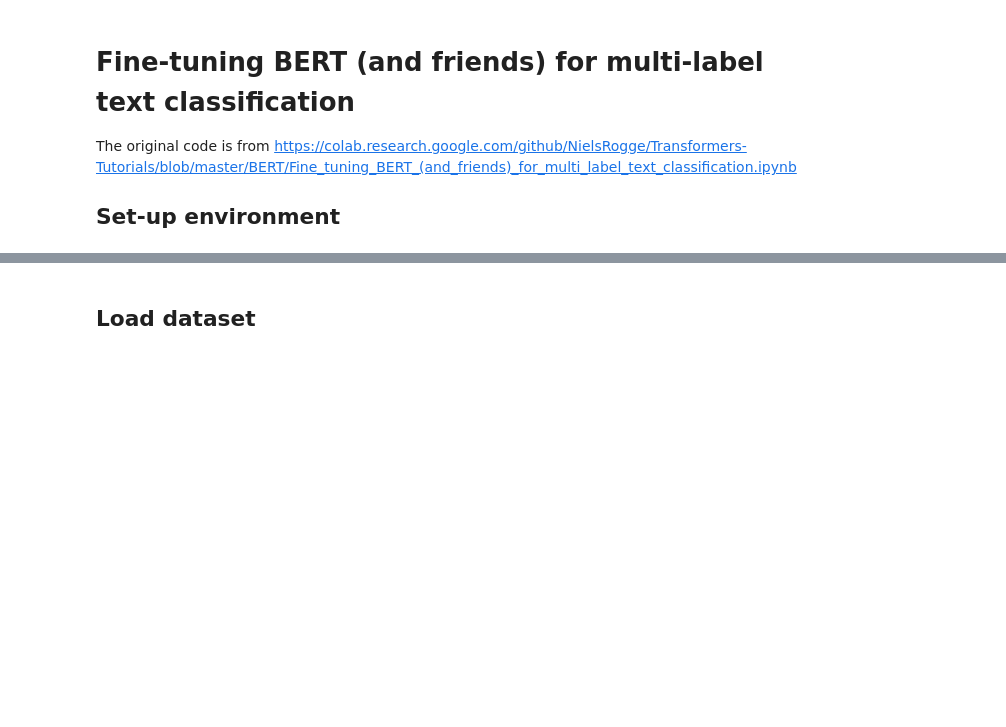
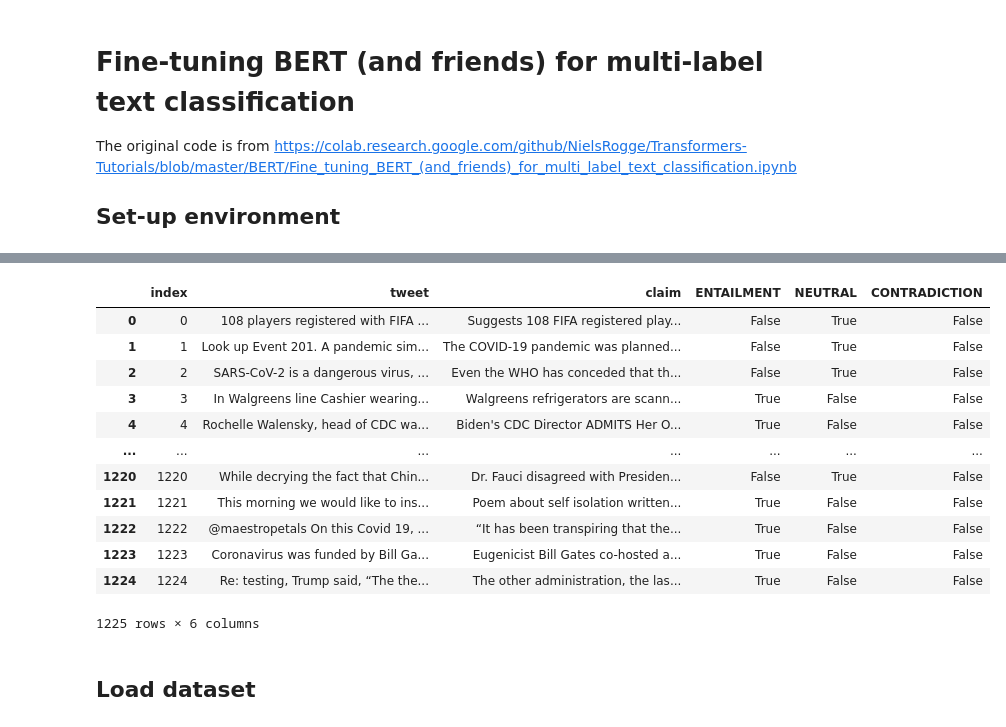
Before and after one commit to EunCheolChoi0123/web24-short-fact-gpt, a Jupyter notebook: [FACT_GPT]_6_Fine_tuning_BERT_with_generated_training_data_short_paper.ipynb, the cells around one changed output, grey strips where cells are left out. Saved outputs shown, nothing was run; the diff lists cells and outputs as text; code cells hidden in the pictures; blank space fills up the shorter version.

```diff
--- a/[FACT_GPT]_6_Fine_tuning_BERT_with_generated_training_data_short_paper.ipynb
+++ b/[FACT_GPT]_6_Fine_tuning_BERT_with_generated_training_data_short_paper.ipynb
@@ -14,6 +16,7 @@ drive.mount('/content/drive')
 # %%
 import pandas as pd
-df = pd.read_csv('/content/drive/MyDrive/FACT-GPT dataset.csv').rename(columns={'Unnamed: 0': 'index'})
+import numpy as np
+df = pd.read_pickle('FACT-GPT dataset.pickle')
 # %%
 syn_df = df[['claim', 'generated_entail_tweet_gpt-4', 'generated_contradict_tweet_gpt-4', 'generated_neutral_tweet_gpt-4']]
 
@@ -43,20 +60,39 @@ syn_df
 # %%
+# In order to evaluate the performance with the original data, you need to convert tweet_id into actual tweets
+# as mentioned in https://github.com/echen102/COVID-19-TweetIDs
+# FACT-GPT eval tiebreak.pkl provides test set labels, repeated 1,000 times with random tiebreaks
+
 column_to_evaluate = 'Mturk_1'
 
 # Assuming df is your existing DataFrame
-new_df = df[['index', 'tweet', 'claim', column_to_evaluate]].copy()
+new_df = df[['tweet', 'claim', column_to_evaluate]].copy()
+new_df.reset_index(inplace=True)
 
 # Add new columns based on the value of 'entailment_few_shot_gpt-3_cleaned'
 new_df['ENTAILMENT'] = new_df[column_to_evaluate] == "ENTAILMENT"
 new_df['CONTRADICTION'] = new_df[column_to_evaluate] == "CONTRADICTION"
 new_df['NEUTRAL'] = new_df[column_to_evaluate] == "NEUTRAL"
 
 # Drop the original 'entailment_few_shot_gpt-3_cleaned' column if you wish
 new_df.drop(columns=[column_to_evaluate], inplace=True)
 
 # Reorder columns to the desired order
 new_df = new_df[['index', 'tweet', 'claim', 'ENTAILMENT', 'NEUTRAL', 'CONTRADICTION']]
 new_df
+# %% [output]
+|  | index | tweet | claim | ENTAILMENT | NEUTRAL | CONTRADICTION |
+| 0 | 0 | 108 players registered with FIFA ... | Suggests 108 FIFA registered play... | False | True | False |
+| 1 | 1 | Look up Event 201. A pandemic sim... | The COVID-19 pandemic was planned... | False | True | False |
+| 2 | 2 | SARS-CoV-2 is a dangerous virus, ... | Even the WHO has conceded that th... | False | True | False |
+| 3 | 3 | In Walgreens line Cashier wearing... | Walgreens refrigerators are scann... | True | False | False |
+| 4 | 4 | Rochelle Walensky, head of CDC wa... | Biden's CDC Director ADMITS Her O... | True | False | False |
+| ... | ... | ... | ... | ... | ... | ... |
+| 1220 | 1220 | While decrying the fact that Chin... | Dr. Fauci disagreed with Presiden... | False | True | False |
+| 1221 | 1221 | This morning we would like to ins... | Poem about self isolation written... | True | False | False |
+| 1222 | 1222 | @maestropetals On this Covid 19, ... | “It has been transpiring that the... | True | False | False |
+| 1223 | 1223 | Coronavirus was funded by Bill Ga... | Eugenicist Bill Gates co-hosted a... | True | False | False |
+| 1224 | 1224 | Re: testing, Trump said, “The the... | The other administration, the las... | True | False | False |
+1225 rows × 6 columns
 # %% [markdown]
 ## Load dataset
 # %%
```
Also changed, not shown: parts of 18 cells of this notebook, 11 other files.
